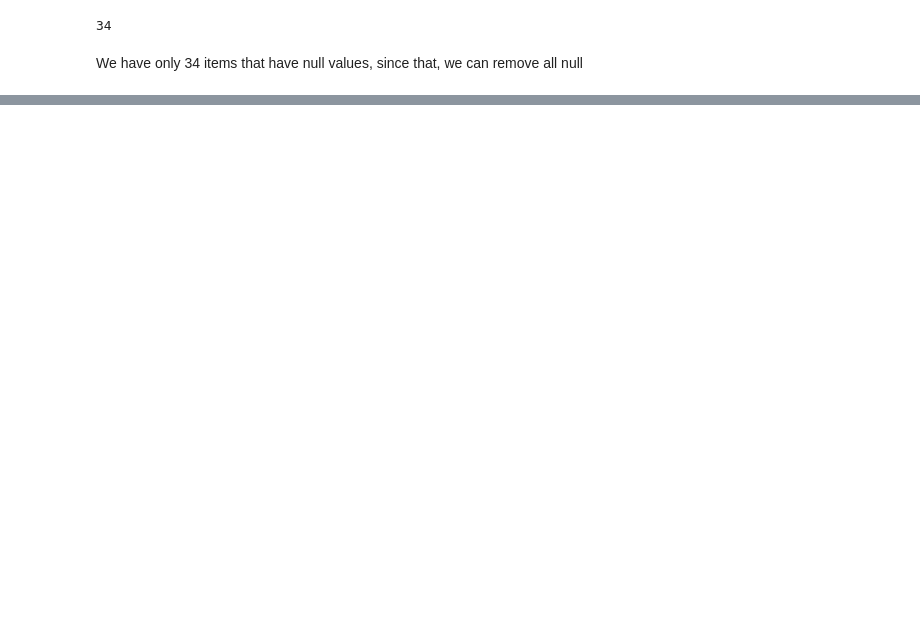
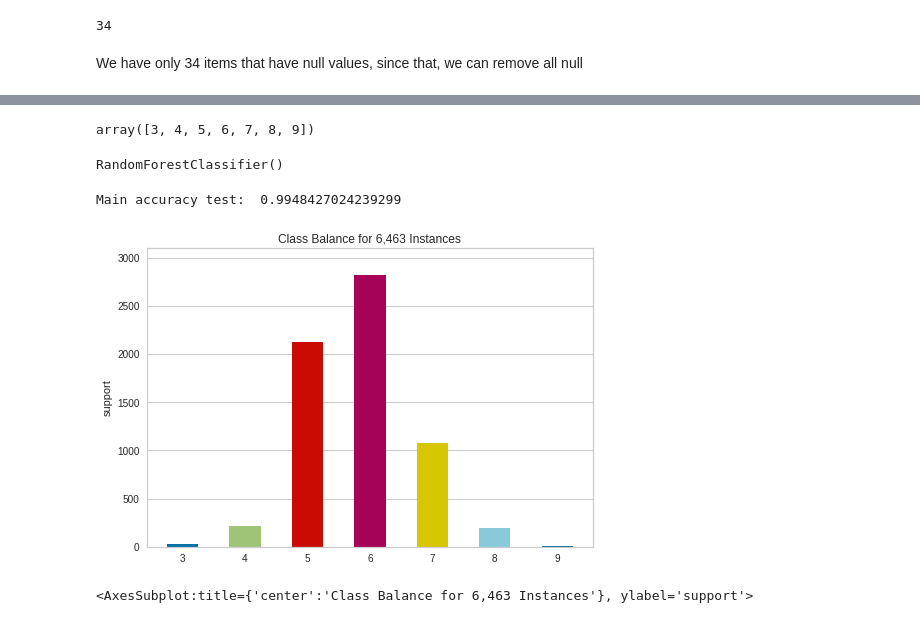
Before and after one commit to Beloin/wine-quality, a Jupyter notebook: wine_quality.ipynb, the cells around one changed output, grey strips where cells are left out. Saved outputs shown, nothing was run; the diff lists cells and outputs as text; code cells hidden in the pictures; blank space fills up the shorter version.

Commit message:
Able to assume that model has high predictive power

```diff
--- a/wine_quality.ipynb
+++ b/wine_quality.ipynb
@@ -56,0 +92,18 @@ dp_base.head()
+# %%
+from sklearn.preprocessing import OneHotEncoder
+
+to_encode = np.array(dp_base['type']).reshape(-1,1)
+type_encoder = OneHotEncoder()
+transformed = type_encoder.fit_transform(to_encode)
+trans_arr = transformed.toarray()
+# %%
+is_white = []
+is_red = []
+
+for i in trans_arr:
+    is_red.append(i[0])
+    is_white.append(i[1])
+
+dp_base['is_white'] = is_white
+dp_base['is_red'] = is_red
+dp_base = dp_base.drop('type', axis=1)
@@ -56,0 +130,37 @@ dp_base.head()
+# %%
+np.unique(dp_base.quality)
+# %% [output]
+array([3, 4, 5, 6, 7, 8, 9])
+# %%
+from sklearn.model_selection import train_test_split
+
+X = dp_base.iloc[:,:12]
+Y = dp_base.loc[:,'quality']
+
+x_train, x_test, y_train, y_test = train_test_split(X, Y, test_size=0.3, random_state=1)
+# %%
+from sklearn.ensemble import RandomForestClassifier
+
+model = RandomForestClassifier()
+model.fit(x_train, y_train)
+# %% [output]
+RandomForestClassifier()
+# %%
+pred = model.predict(x_test)
+from sklearn.metrics import accuracy_score
+
+acc = accuracy_score(y_test, pred)
+
+print('Main accuracy test: ', acc)
+# %% [output]
+Main accuracy test:  0.9948427024239299
+# %%
+from yellowbrick import ClassBalance, ClassificationScoreVisualizer
+
+fig, ax = plt.subplots()
+cb_viz = ClassBalance()
+cb_viz.fit(Y)
+cb_viz.poof()
+# %% [output]
+[figure, added]
+<AxesSubplot:title={'center':'Class Balance for 6,463 Instances'}, ylabel='support'>
```
Also changed, not shown: parts of 8 cells of this notebook, 1 other file.
